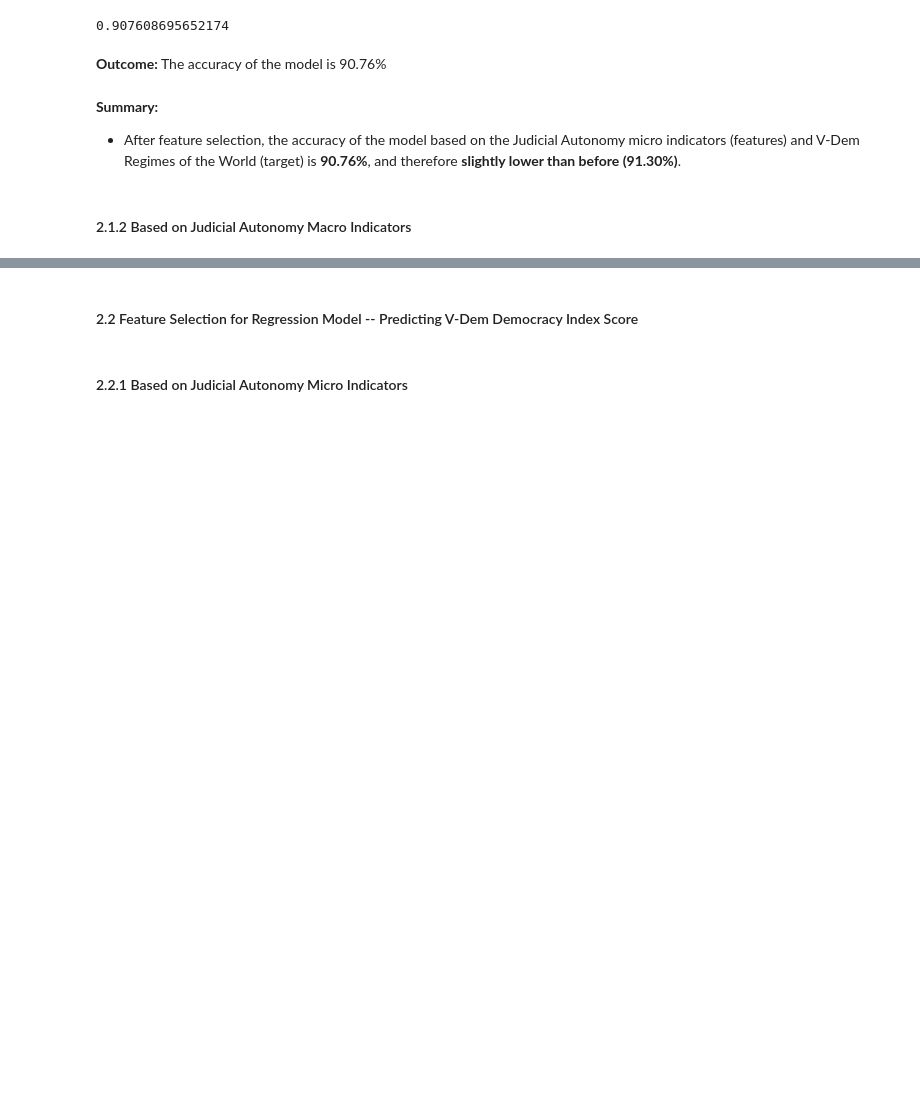
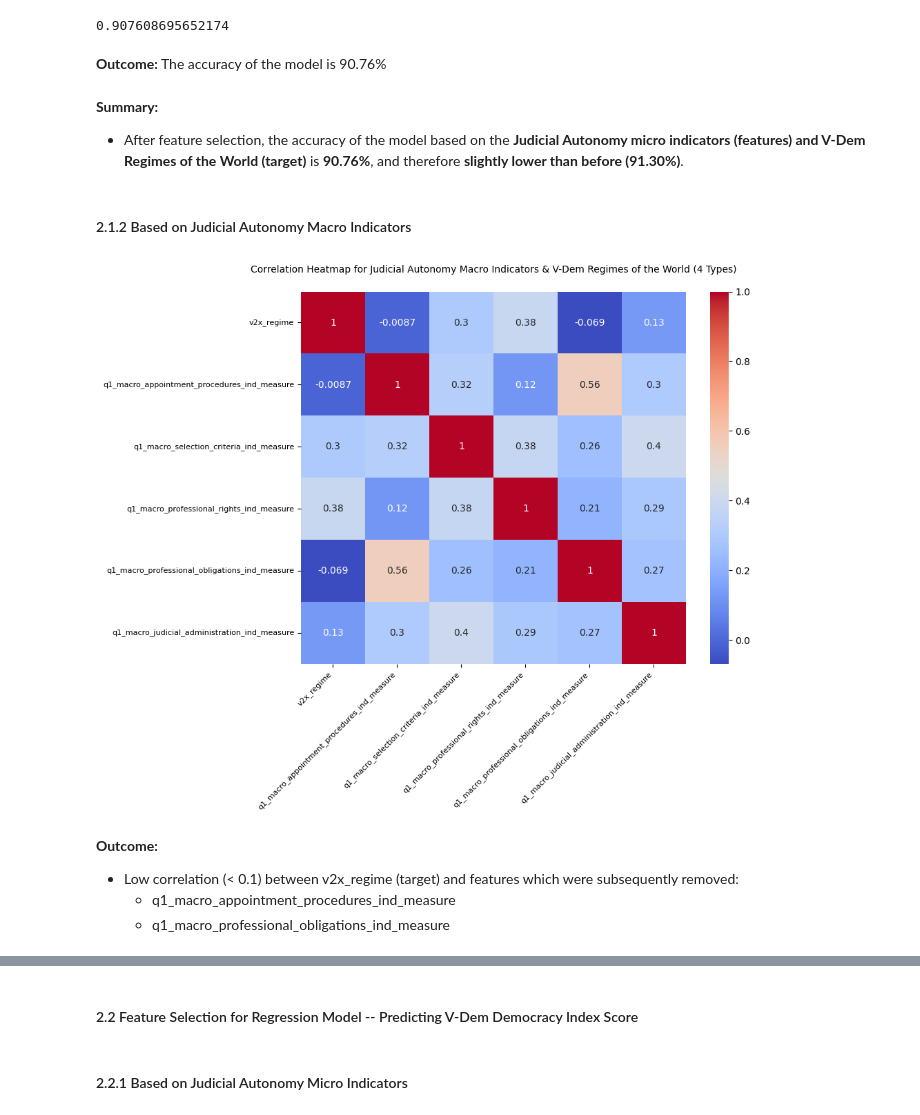
Before and after one commit to najafriederike/judicial-autonomy-index, a Jupyter notebook: notebooks/machine_learning.ipynb, the cells around one changed output, grey strips where cells are left out. Cells and saved outputs as stored; diff of their text form; code cells hidden in the pictures; blank space fills up the shorter version.

```diff
--- a/notebooks/machine_learning.ipynb
+++ b/notebooks/machine_learning.ipynb
@@ -496,6 +500,6 @@ knn_cl_row_micro_sel.score(X_test, y_test)
 **Outcome:** The accuracy of the model is 90.76%
 # %% [markdown]
 **Summary:**
-- After feature selection, the accuracy of the model based on the Judicial Autonomy micro indicators (features) and V-Dem Regimes of the World (target) is **90.76%**, and therefore **slightly lower than before (91.30%)**.
+- After feature selection, the accuracy of the model based on the **Judicial Autonomy micro indicators (features) and V-Dem Regimes of the World (target)** is **90.76%**, and therefore **slightly lower than before (91.30%)**.
 # %% [markdown]
 #### 2.1.2 Based on Judicial Autonomy Macro Indicators
@@ -503,0 +506,29 @@ knn_cl_row_micro_sel.score(X_test, y_test)
+# %%
+# Correlation Heatmap for Judicial Autonomy Macro Indicators & V-Dem Regimes of the World (4 Types)
+
+# Select columns
+columns_correlation_matrix_macro=['v2x_regime',
+                                  'q1_macro_appointment_procedures_ind_measure',
+                                  'q1_macro_selection_criteria_ind_measure',
+                                  'q1_macro_professional_rights_ind_measure',
+                                  'q1_macro_professional_obligations_ind_measure',
+                                  'q1_macro_judicial_administration_ind_measure']
+
+# Plot Heatmap
+correlation_matrix_feature_sel_macro = q1_index_macro_micro_vdem[columns_correlation_matrix_macro].corr()
+plt.figure(figsize=(9, 7))
+sns.heatmap(correlation_matrix_feature_sel_macro, annot=True, cmap="coolwarm")
+
+plt.title("Correlation Heatmap for Judicial Autonomy Macro Indicators & V-Dem Regimes of the World (4 Types)", fontsize=10, pad=20)
+plt.xticks(rotation=45, ha='right', fontsize=8)
+plt.yticks(fontsize=8)
+
+plt.savefig("../figures/feature_selection_vdem_row_macro_indicators_heatmap.jpeg", format="jpeg", bbox_inches='tight', pad_inches=0.1, dpi=300)
+plt.show();
+# %% [output]
+[figure, added]
+# %% [markdown]
+**Outcome:**
+- Low correlation (< 0.1) between v2x_regime (target) and features which were subsequently removed:
+  - q1_macro_appointment_procedures_ind_measure
+  - q1_macro_professional_obligations_ind_measure
```
Also changed, not shown: parts of 39 cells of this notebook, 3 other files.
